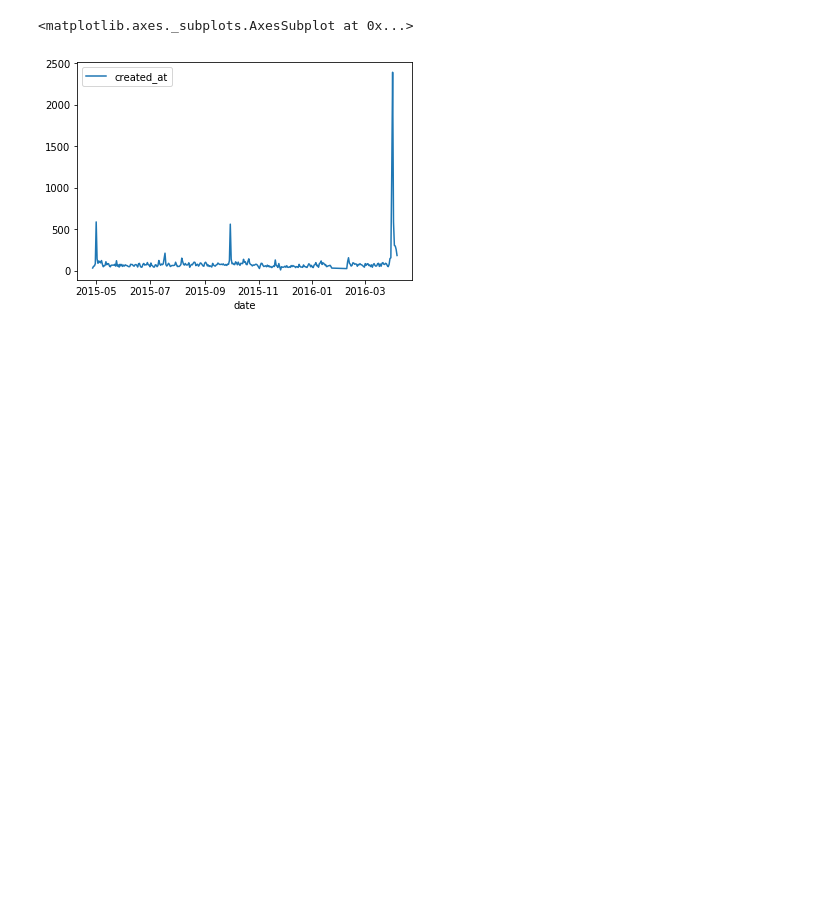
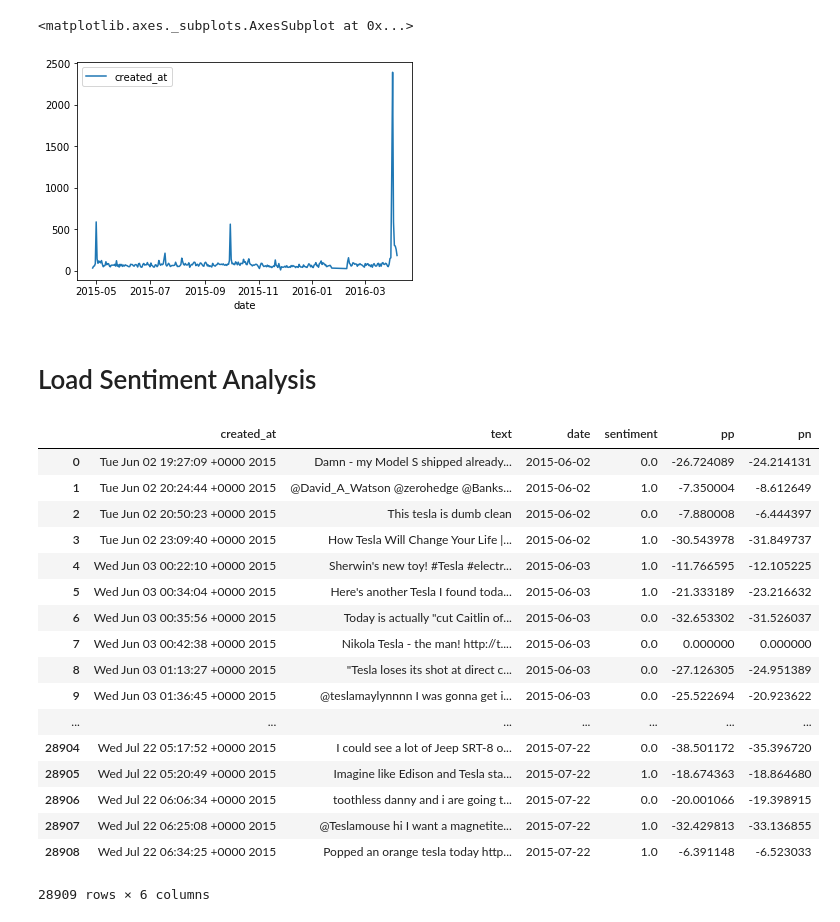
Before and after one commit to nicwigs/482, a Jupyter notebook: project/lookingAtTweets1516.ipynb, the cells around one changed output. Drawn from its saved outputs; the diff is of its cells as text; code cells hidden in the pictures; blank space fills up the shorter version.

Commit message:
apply naive bayes to tweets regarding Tesla, create and export df that has percent pos/neg tweets, and average probability of pos/neg for tweets that day.

```diff
--- a/project/lookingAtTweets1516.ipynb
+++ b/project/lookingAtTweets1516.ipynb
@@ -117,3 +118,53 @@ p
 # %% [output]
 <matplotlib.axes._subplots.AxesSubplot at 0x...>
 [figure]
+# %% [markdown]
+# Load Sentiment Analysis
+# %%
+pf = '../../project/data/opinion/cppDic.json'
+nf = '../../project/data/opinion/cpnDic.json'
+
+with open(pf) as f:
+    cpp = json.loads(json.load(f))
+with open(nf) as f:
+    cpn = json.loads(json.load(f))
+# %%
+# predicts if string is positive or negative
+def predict2(s,cpp,cpn):
+    pp = 0                                 # probability positive count
+    pn = 0                                 # probability negative count
+
+    tokens = s.split()
+
+    for word in tokens:                    # have to sum log of probabilities
+        if word in cpp:
+            pp += math.log(cpp[word])
+        if word in cpn:
+            pn += math.log(cpn[word])
+
+    return int(pp > pn), pp, pn
+# %%
+d4 = d3.copy()
+# %%
+d4[['sentiment','pp','pn']] = d5.text.apply(lambda x: pd.Series([ val for val in predict2(x,cpp,cpn)]))
+# %%
+d4
+# %% [output]
+|  | created_at | text | date | sentiment | pp | pn |
+| 0 | Tue Jun 02 19:27:09 +0000 2015 | Damn - my Model S shipped already... | 2015-06-02 | 0.0 | -26.724089 | -24.214131 |
+| 1 | Tue Jun 02 20:24:44 +0000 2015 | @David_A_Watson @zerohedge @Banks... | 2015-06-02 | 1.0 | -7.350004 | -8.612649 |
+| 2 | Tue Jun 02 20:50:23 +0000 2015 | This tesla is dumb clean | 2015-06-02 | 0.0 | -7.880008 | -6.444397 |
+| 3 | Tue Jun 02 23:09:40 +0000 2015 | How Tesla Will Change Your Life |... | 2015-06-02 | 1.0 | -30.543978 | -31.849737 |
+| 4 | Wed Jun 03 00:22:10 +0000 2015 | Sherwin's new toy! #Tesla #electr... | 2015-06-03 | 1.0 | -11.766595 | -12.105225 |
+| 5 | Wed Jun 03 00:34:04 +0000 2015 | Here's another Tesla I found toda... | 2015-06-03 | 1.0 | -21.333189 | -23.216632 |
+| 6 | Wed Jun 03 00:35:56 +0000 2015 | Today is actually "cut Caitlin of... | 2015-06-03 | 0.0 | -32.653302 | -31.526037 |
+| 7 | Wed Jun 03 00:42:38 +0000 2015 | Nikola Tesla - the man! http://t.... | 2015-06-03 | 0.0 | 0.000000 | 0.000000 |
+| 8 | Wed Jun 03 01:13:27 +0000 2015 | "Tesla loses its shot at direct c... | 2015-06-03 | 0.0 | -27.126305 | -24.951389 |
+| 9 | Wed Jun 03 01:36:45 +0000 2015 | @teslamaylynnnn I was gonna get i... | 2015-06-03 | 0.0 | -25.522694 | -20.923622 |
+| ... | ... | ... | ... | ... | ... | ... |
+| 28904 | Wed Jul 22 05:17:52 +0000 2015 | I could see a lot of Jeep SRT-8 o... | 2015-07-22 | 0.0 | -38.501172 | -35.396720 |
+| 28905 | Wed Jul 22 05:20:49 +0000 2015 | Imagine like Edison and Tesla sta... | 2015-07-22 | 1.0 | -18.674363 | -18.864680 |
+| 28906 | Wed Jul 22 06:06:34 +0000 2015 | toothless danny and i are going t... | 2015-07-22 | 0.0 | -20.001066 | -19.398915 |
+| 28907 | Wed Jul 22 06:25:08 +0000 2015 | @Teslamouse hi I want a magnetite... | 2015-07-22 | 1.0 | -32.429813 | -33.136855 |
+| 28908 | Wed Jul 22 06:34:25 +0000 2015 | Popped an orange tesla today http... | 2015-07-22 | 1.0 | -6.391148 | -6.523033 |
+28909 rows × 6 columns
```
Also changed, not shown: parts of 8 cells of this notebook.
